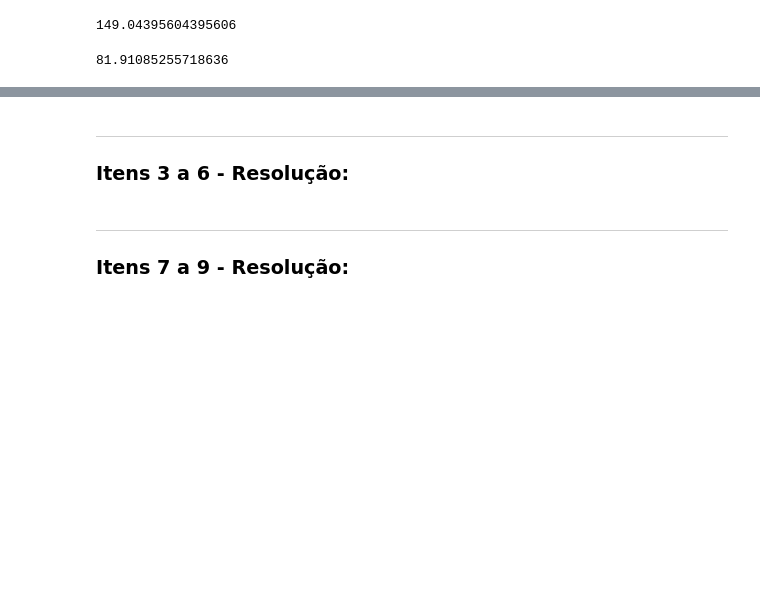
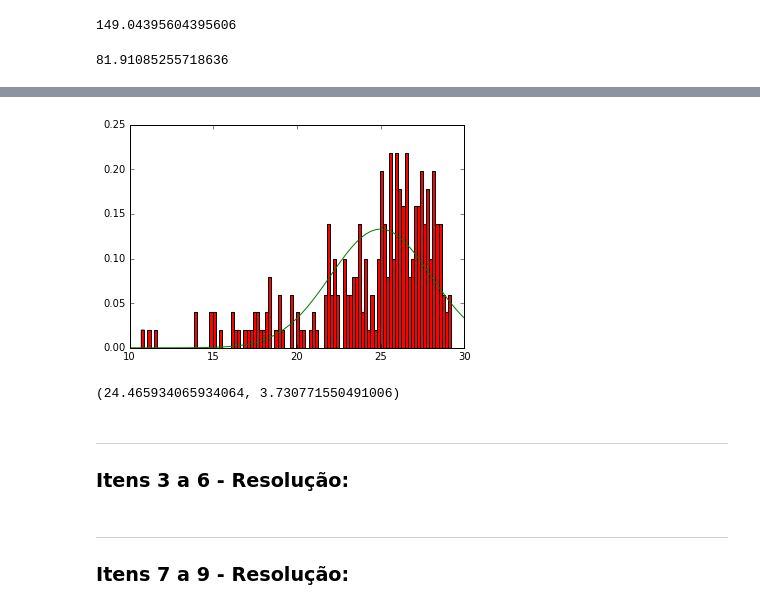
Before and after one commit to brunodratcu/CD_nao_bugado, a Jupyter notebook: miniporjeto1/MiniProjeto1 Layout.ipynb, the cells around one changed output, grey strips where cells are left out. Drawn from its saved outputs; the diff is of its cells as text; code cells hidden in the pictures; blank space fills up the shorter version.

```diff
--- a/miniporjeto1/MiniProjeto1 Layout.ipynb
+++ b/miniporjeto1/MiniProjeto1 Layout.ipynb
@@ -125,3 +155,22 @@ direcao.std()
+# %%
+#TENTATIVA DE FAZER A NORMAL NO HISTOGRAMA DE TEMPERATURA
+
+x = np.linspace(10, 30, 100)
+y = norm.pdf(x, loc=25, scale=3)
+hist = plt.hist(temp, normed=True, bins=100, color="red")
+
+
+plt.plot(x,y, color="green")
+wplt.show()
+# %% [output]
+[figure, added]
+# %%
+#fit de temperatura
+
+direc_fit = stats.norm.fit(temp)
+direc_fit
+# %% [output]
+(24.465934065934064, 3.730771550491006)
 # %% [markdown]
 ___
 ### Itens 3 a 6 - Resolução:
```
Also changed, not shown: parts of 11 cells of this notebook.
